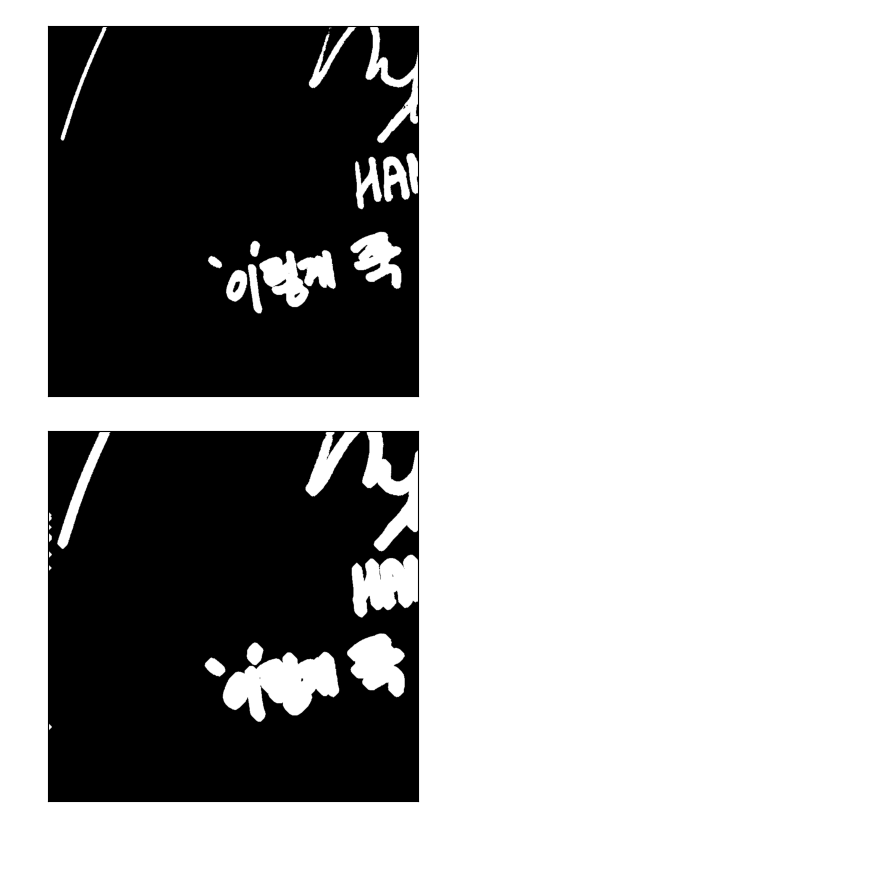
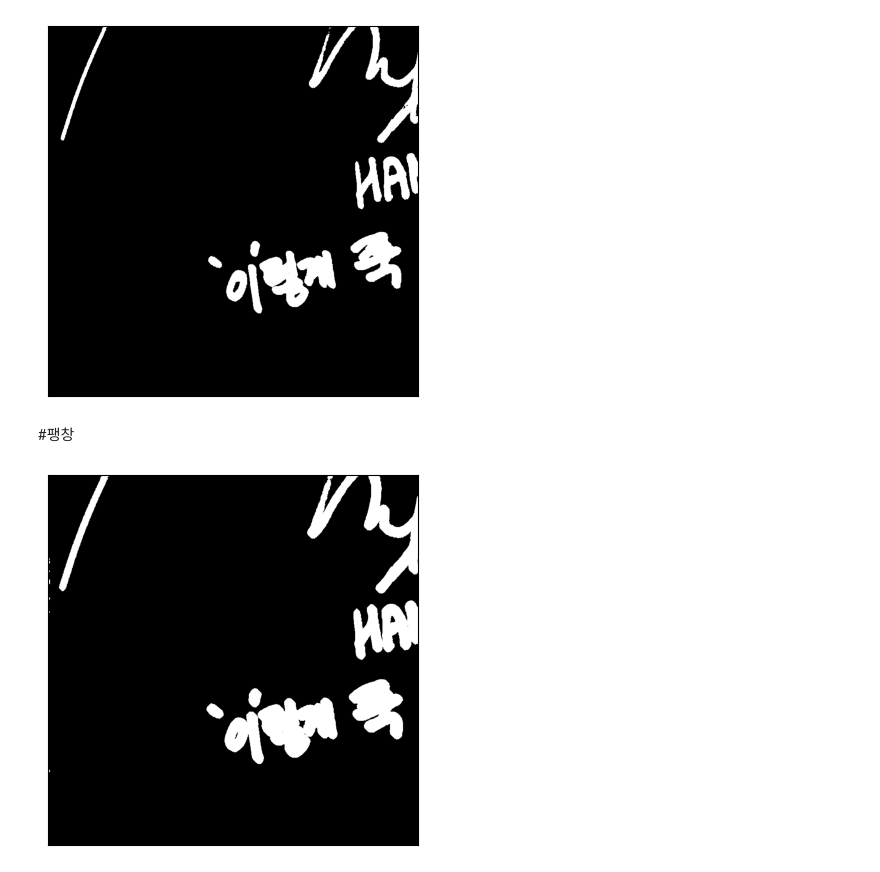
Before and after one commit to techn-0/computer_vision_STD, a Jupyter notebook: CV_3_4.ipynb, the cells around one changed output. Drawn from its saved outputs; the diff is of its cells as text; code cells hidden in the pictures; blank space fills up the shorter version.

```diff
--- a/CV_3_4.ipynb
+++ b/CV_3_4.ipynb
@@ -51,9 +51,11 @@ se=np.uint8([[0,0,1,0,0],
              [1,1,1,1,1],
              [0,1,1,1,0],
              [0,0,1,0,0]])
+# %% [markdown]
+#팽창
 # %%
-b_dilation=cv.dilate(b,se,iterations=4)
+b_dilation=cv.dilate(b,se,iterations=2)
 plt.imshow(b_dilation,cmap='gray'), plt.xticks([]), plt.yticks([])
 plt.show()
 # %% [output]
-[figure, old version]
+[figure, new version]
```
Also changed, not shown: parts of 4 cells of this notebook.
